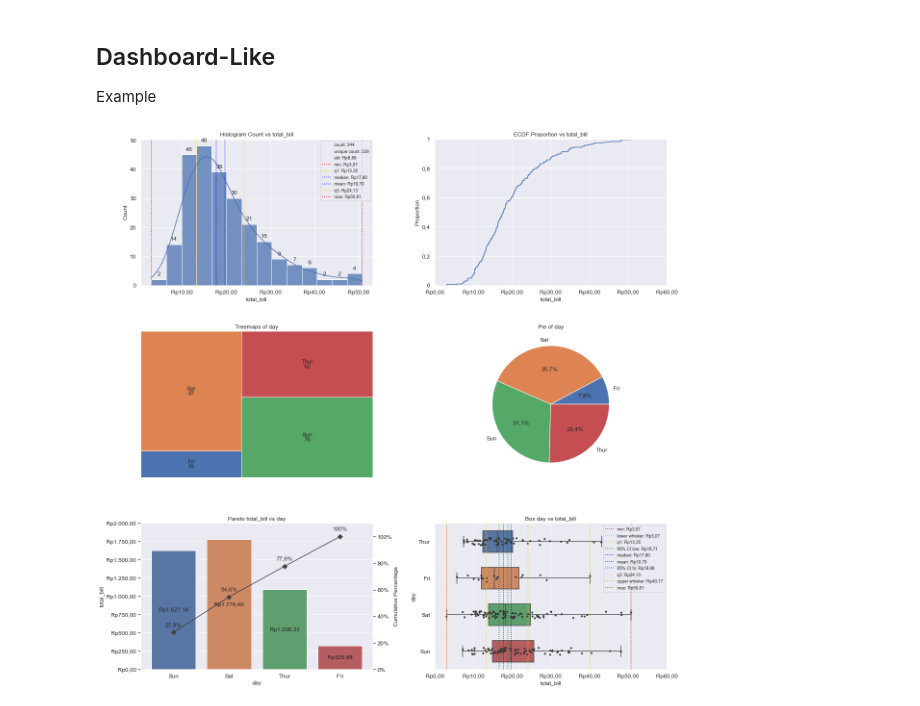
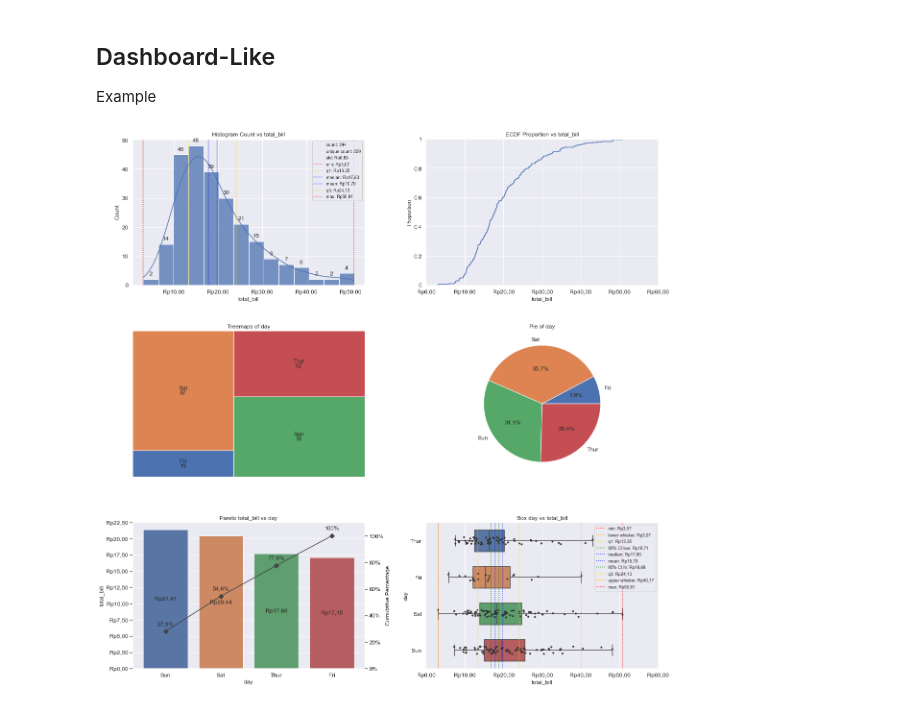
Before and after one commit to ghiffaryr/grplot, a Jupyter notebook: doc/Full_Documentation.ipynb, the cells around one changed output. Saved outputs shown, nothing was run; the diff lists cells and outputs as text; code cells hidden in the pictures.

```diff
--- a/doc/Full_Documentation.ipynb
+++ b/doc/Full_Documentation.ipynb
@@ -8731,28 +8737,27 @@ Example
 # %%
 from grplot import grplot
 import seaborn as sns
 sns.set_theme(context='notebook', style='darkgrid', palette='deep')
 
 
 tips = sns.load_dataset('tips')
 ax = grplot(plot={'[1,1]':'histplot', '[1,2]':'ecdfplot', '[2,1]':'treemapsplot', '[2,2]':'pieplot', '[3,1]':'paretoplot', '[3,2]':'boxplot+stripplot'},
             Nx=2,
             Ny=3,
             df=tips,
             x=['total_bill', 'total_bill', 'day', 'day', 'day', 'total_bill'],
             y=[None, None, None, None, 'total_bill', 'day'],
             hpad=6,
             wpad=8,
             figsize=[16,16],
             fontsize=12,
             legend_fontsize=9,
             sep={'total_bill':'.c', '.':['Count', 'Proportion', '[2,1]', '[2,2]', 'Cumulative Percentage']},
             statdesc={'[1,1]':{'total_bill':'general'}, '[3,2]':{'total_bill':'boxplot'}},
             text={'Count':'h', True:['[2,1]', '[2,2]'], '[3,1]':{'total_bill':'h+i'}},
             tick_add={'total_bill':'Rp(_)'},
             title={'[1,1]':'Histogram Count vs total_bill', '[1,2]':'ECDF Proportion vs total_bill', '[2,1]':'Treemaps of day',  '[2,2]':'Pie of day', '[3,1]':'Pareto total_bill vs day', '[3,2]':'Box day vs total_bill'},
             alpha={'[1,1]':0.75},
-            estimator={'[3,1]':sum},
             kde=True)
 # %% [output]
-[figure, old version]
+[figure, new version]
```
Also changed, not shown: parts of 12 cells of this notebook, 4 other files.
